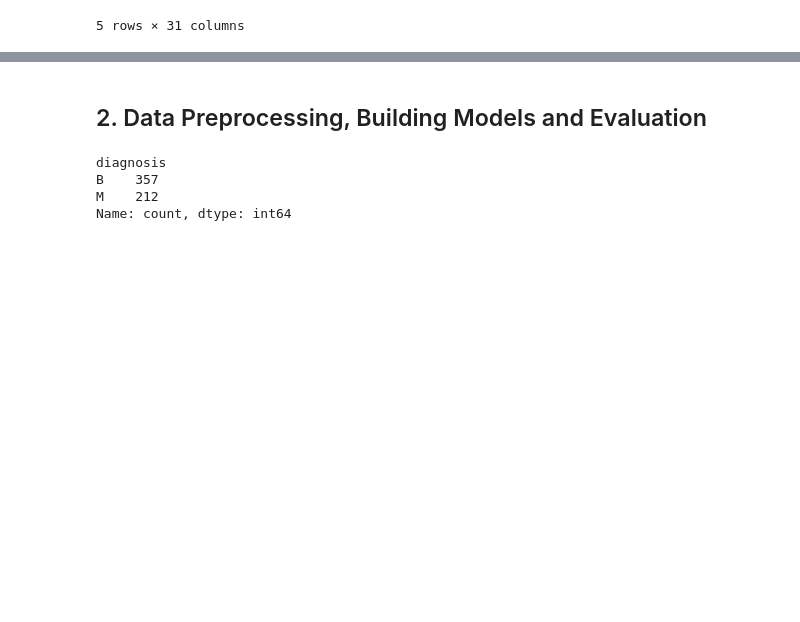
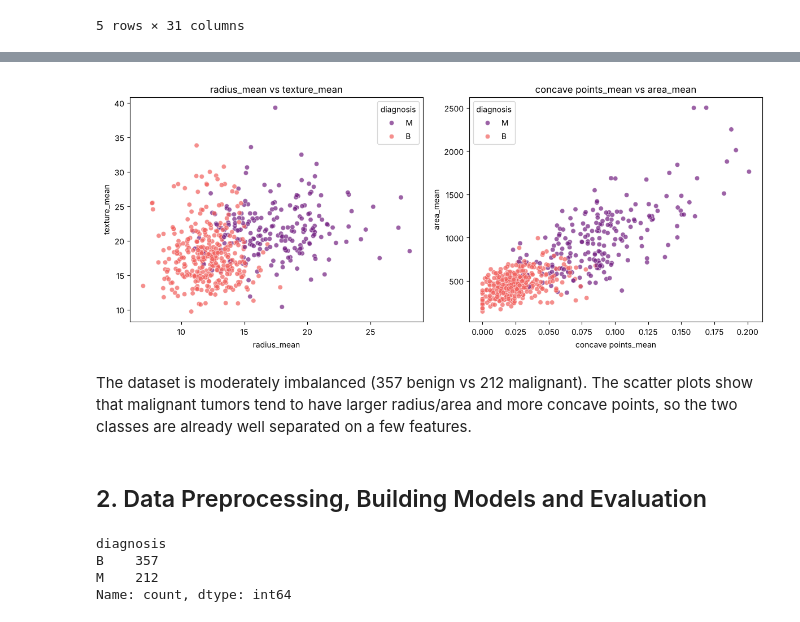
Before and after one commit to Raphzaf/DI-Bootcamp-Stage2, a Jupyter notebook: Week8/Day6/Daily_challenge/main.ipynb, the cells around one changed output, grey strips where cells are left out. Drawn from its saved outputs; the diff is of its cells as text; code cells hidden in the pictures; blank space fills up the shorter version.

```diff
--- a/Week8/Day6/Daily_challenge/main.ipynb
+++ b/Week8/Day6/Daily_challenge/main.ipynb
@@ -78,3 +80,16 @@ Passing `palette` without assigning `hue` is deprecated and will be removed in v
+# %%
+# Scatter plots: how well two features separate malignant from benign tumors
+fig, axes = plt.subplots(1, 2, figsize=(12, 5))
+sns.scatterplot(x='radius_mean', y='texture_mean', hue='diagnosis', data=df, palette='magma', alpha=0.7, ax=axes[0])
+axes[0].set_title('radius_mean vs texture_mean')
+sns.scatterplot(x='concave points_mean', y='area_mean', hue='diagnosis', data=df, palette='magma', alpha=0.7, ax=axes[1])
+axes[1].set_title('concave points_mean vs area_mean')
+plt.tight_layout()
+plt.show()
+# %% [output]
+[figure, added]
+# %% [markdown]
+The dataset is moderately imbalanced (357 benign vs 212 malignant). The scatter plots show that malignant tumors tend to have larger radius/area and more concave points, so the two classes are already well separated on a few features.
 # %% [markdown]
 ## 2. Data Preprocessing, Building Models and Evaluation
 # %%
```
Also changed, not shown: parts of 4 cells of this notebook.
